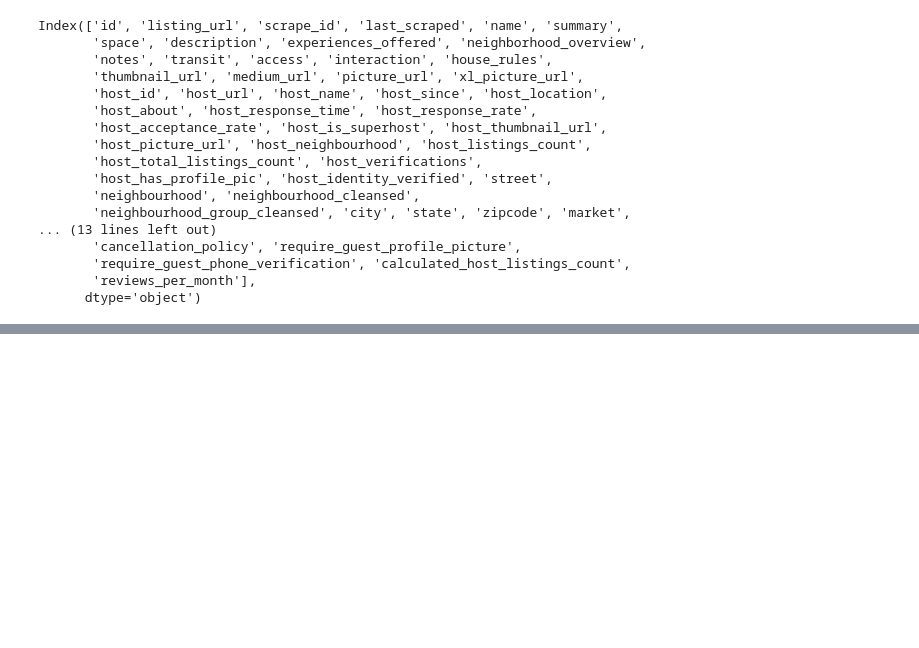
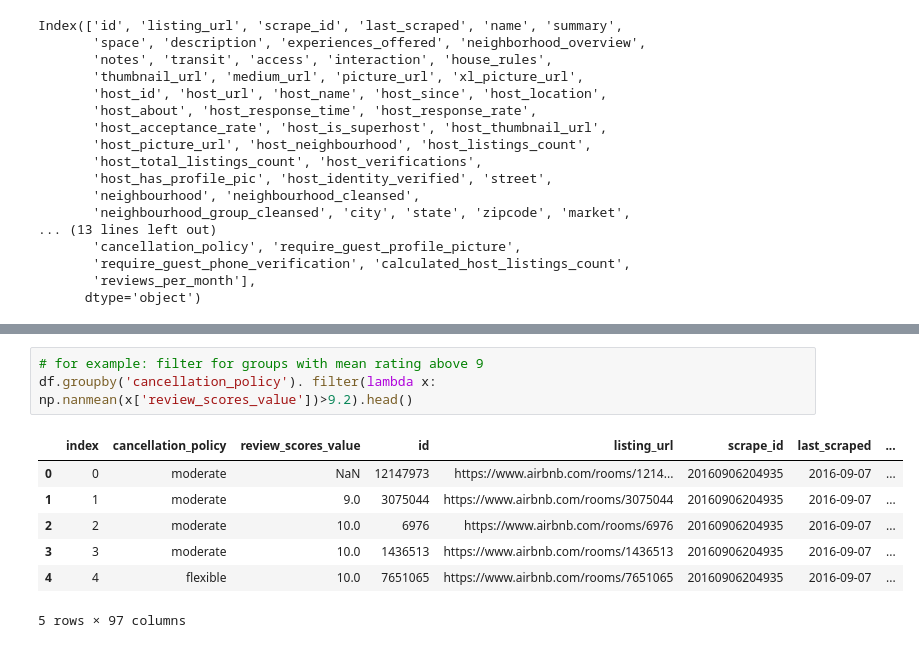
Before and after one commit to mneucollins/anaconda_learn, a Jupyter notebook: Coursera/Introduction to Data Science in Python/playground/group_by.ipynb, the cells around one changed output, grey strips where cells are left out. Cells and saved outputs as stored; diff of their text form; blank space fills up the shorter version.

```diff
--- a/Coursera/Introduction to Data Science in Python/playground/group_by.ipynb
+++ b/Coursera/Introduction to Data Science in Python/playground/group_by.ipynb
@@ -193,0 +313,11 @@ for group, frame in df.groupby(level=(0,1)):
+# %%
+# for example: filter for groups with mean rating above 9
+df.groupby('cancellation_policy'). filter(lambda x: np.nanmean(x['review_scores_value'])>9.2).head()
+# %% [output]
+|  | index | cancellation_policy | review_scores_value | id | listing_url | scrape_id | last_scraped | ... |
+| 0 | 0 | moderate | NaN | 12147973 | https://www.airbnb.com/rooms/1214... | 20160906204935 | 2016-09-07 | ... |
+| 1 | 1 | moderate | 9.0 | 3075044 | https://www.airbnb.com/rooms/3075044 | 20160906204935 | 2016-09-07 | ... |
+| 2 | 2 | moderate | 10.0 | 6976 | https://www.airbnb.com/rooms/6976 | 20160906204935 | 2016-09-07 | ... |
+| 3 | 3 | moderate | 10.0 | 1436513 | https://www.airbnb.com/rooms/1436513 | 20160906204935 | 2016-09-07 | ... |
+| 4 | 4 | flexible | 10.0 | 7651065 | https://www.airbnb.com/rooms/7651065 | 20160906204935 | 2016-09-07 | ... |
+5 rows × 97 columns
```
Also changed, not shown: parts of 16 cells of this notebook, 3 other files.
